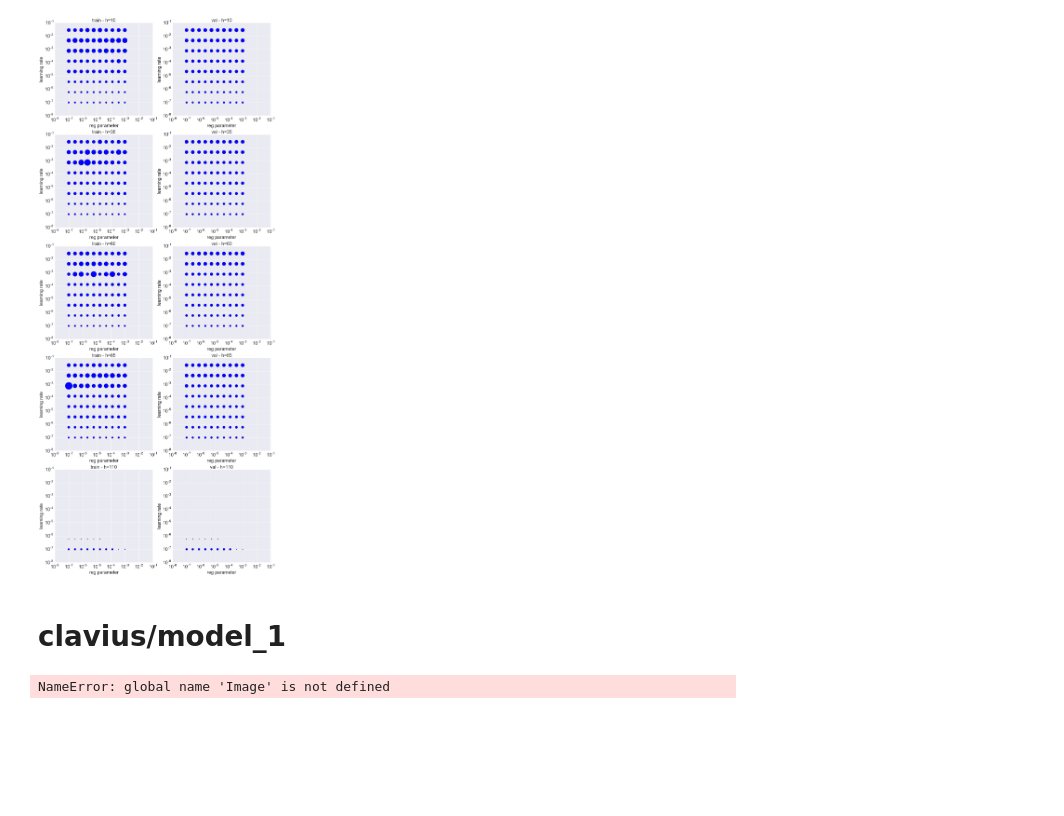
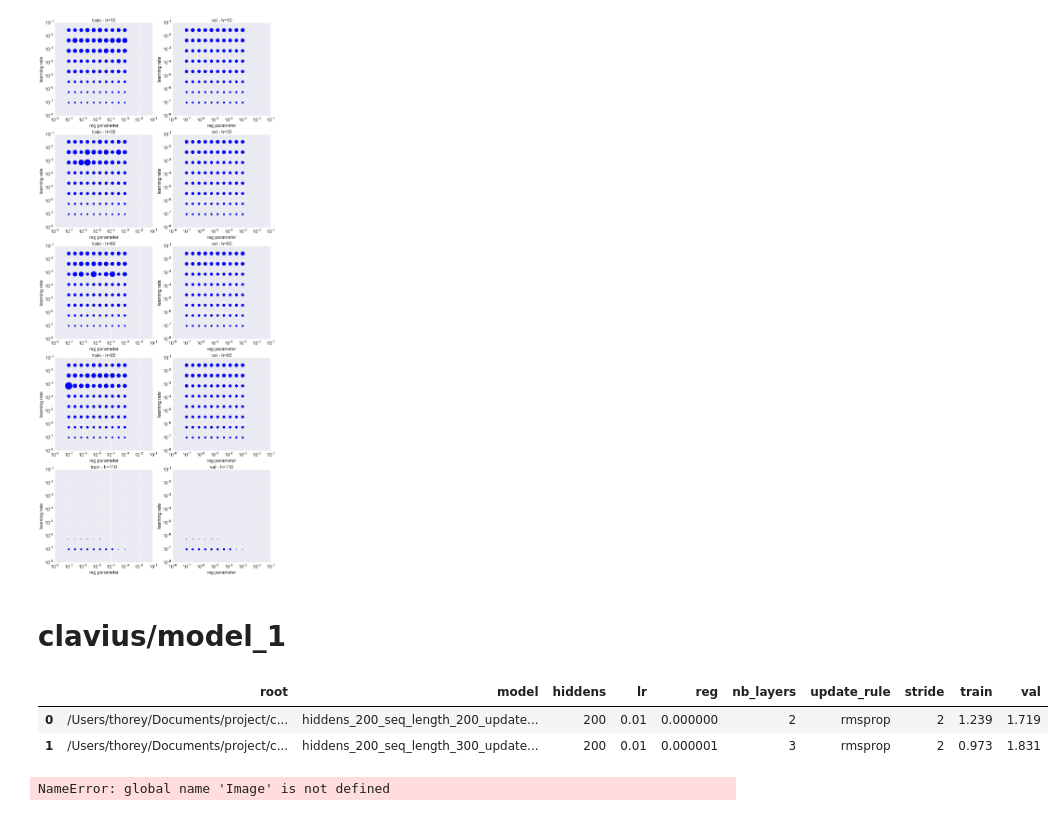
Before and after one commit to cthorey/fognet, a Jupyter notebook: Model_checking.ipynb, the cells around one changed output. Saved outputs shown, nothing was run; the diff lists cells and outputs as text; code cells hidden in the pictures; blank space fills up the shorter version.

```diff
--- a/Model_checking.ipynb
+++ b/Model_checking.ipynb
@@ -54,6 +57,12 @@ for i,(h,gp) in enumerate(model0g):
 base_model = os.path.join(root,'model_1')
 # %%
 dfmodels = get_result(base_model,hp = ['hiddens','lr','reg','nb_layers','update_rule','stride'])
+# %%
+dfmodels.head(2)
+# %% [output]
+|  | root | model | hiddens | lr | reg | nb_layers | update_rule | stride | train | val |
+| 0 | /Users/thorey/Documents/project/c... | hiddens_200_seq_length_200_update... | 200 | 0.01 | 0.000000 | 2 | rmsprop | 2 | 1.239 | 1.719 |
+| 1 | /Users/thorey/Documents/project/c... | hiddens_200_seq_length_300_update... | 200 | 0.01 | 0.000001 | 3 | rmsprop | 2 | 0.973 | 1.831 |
 # %%
 def show_learning(model):
     im = Image.open(os.path.join(model,'model_history.png'))
```
Also changed, not shown: parts of 4 cells of this notebook, 10 other files.
